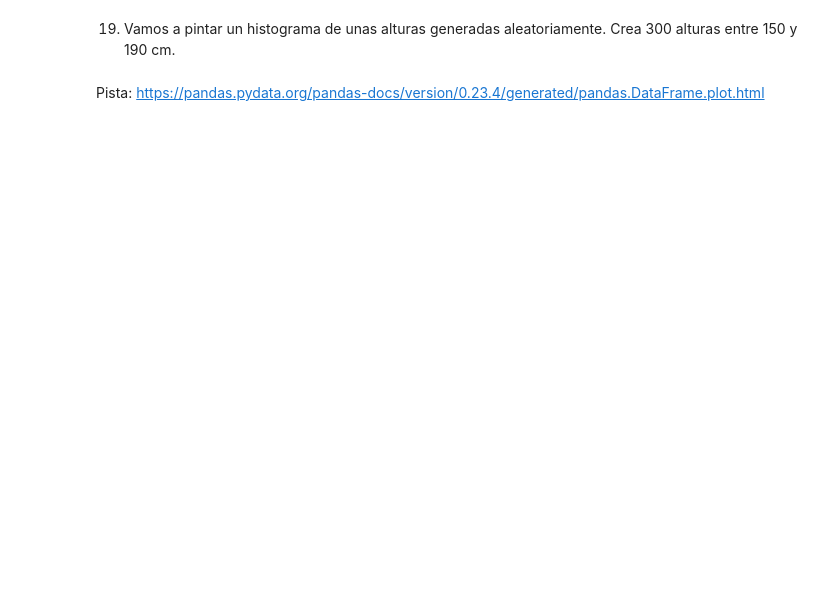
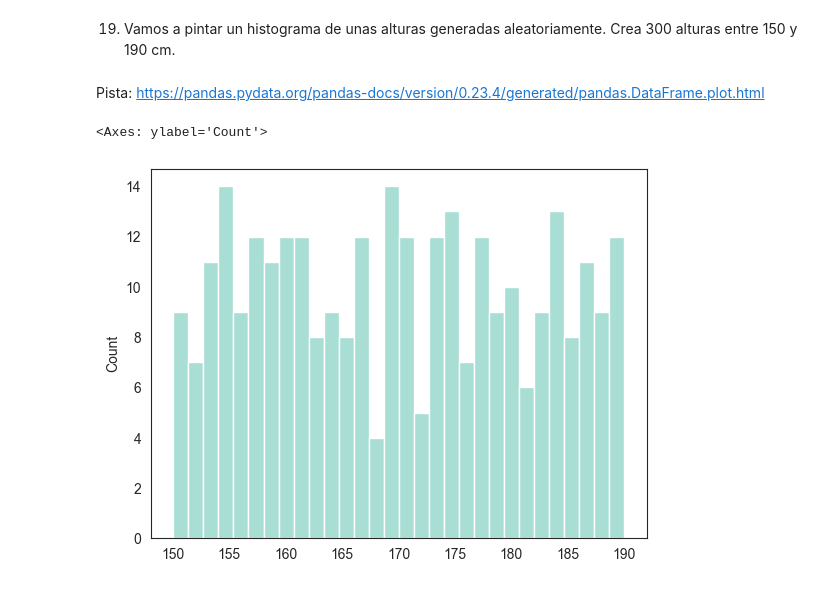
Before and after one commit to rafamd1/mi_copia_dsftmayo24semana1.1, a Jupyter notebook: semana 2 y 3/1_Data_Analysis/4-Visualization/1-Matplotlib/ejercicios/ejercicios_Matplotlib.ipynb, the cells around one changed output. Saved outputs shown, nothing was run; the diff lists cells and outputs as text; code cells hidden in the pictures; blank space fills up the shorter version.

```diff
--- a/semana 2 y 3/1_Data_Analysis/4-Visualization/1-Matplotlib/ejercicios/ejercicios_Matplotlib.ipynb
+++ b/semana 2 y 3/1_Data_Analysis/4-Visualization/1-Matplotlib/ejercicios/ejercicios_Matplotlib.ipynb
@@ -329,3 +335,12 @@ df.plot('Year', 'Sold_items_A', kind = 'pie')
 19. Vamos a pintar un histograma de unas alturas generadas aleatoriamente. Crea 300 alturas entre 150 y 190 cm.
 # %% [markdown]
 Pista: https://pandas.pydata.org/pandas-docs/version/0.23.4/generated/pandas.DataFrame.plot.html
+# %%
+Alturas = np.random.uniform(150, 190, 300)
+
+fig, ax = plt.subplots()
+
+sns.histplot(Alturas, bins=30, kde=False, ax=ax)
+# %% [output]
+<Axes: ylabel='Count'>
+[figure, added]
```
Also changed, not shown: parts of 1 cell of this notebook.
